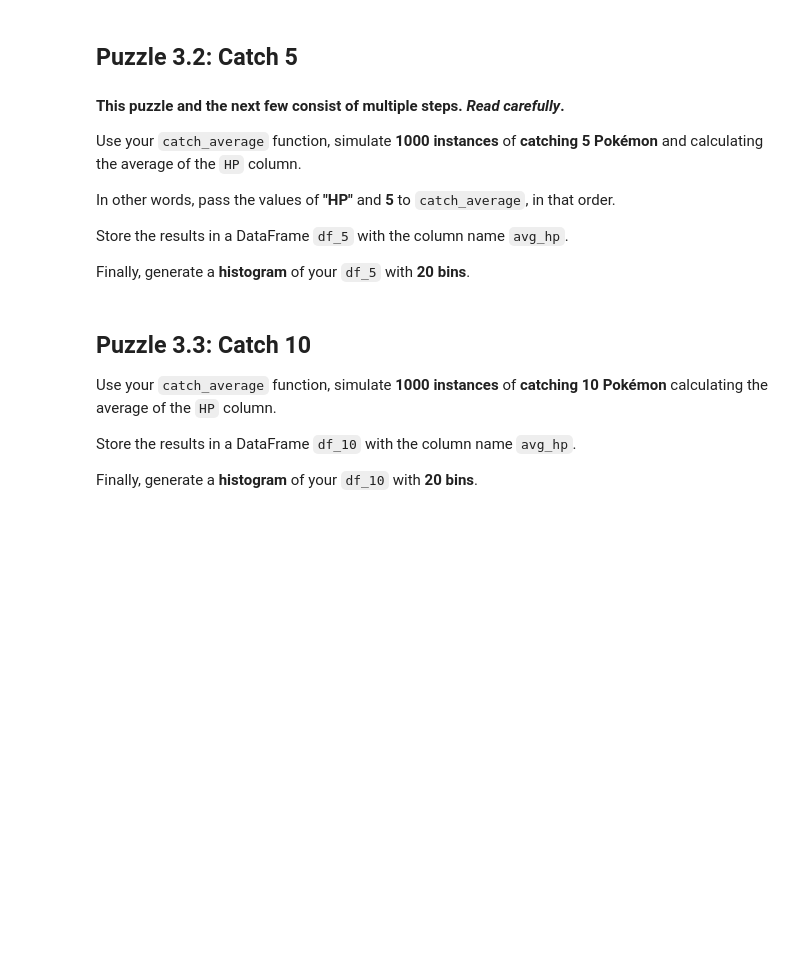
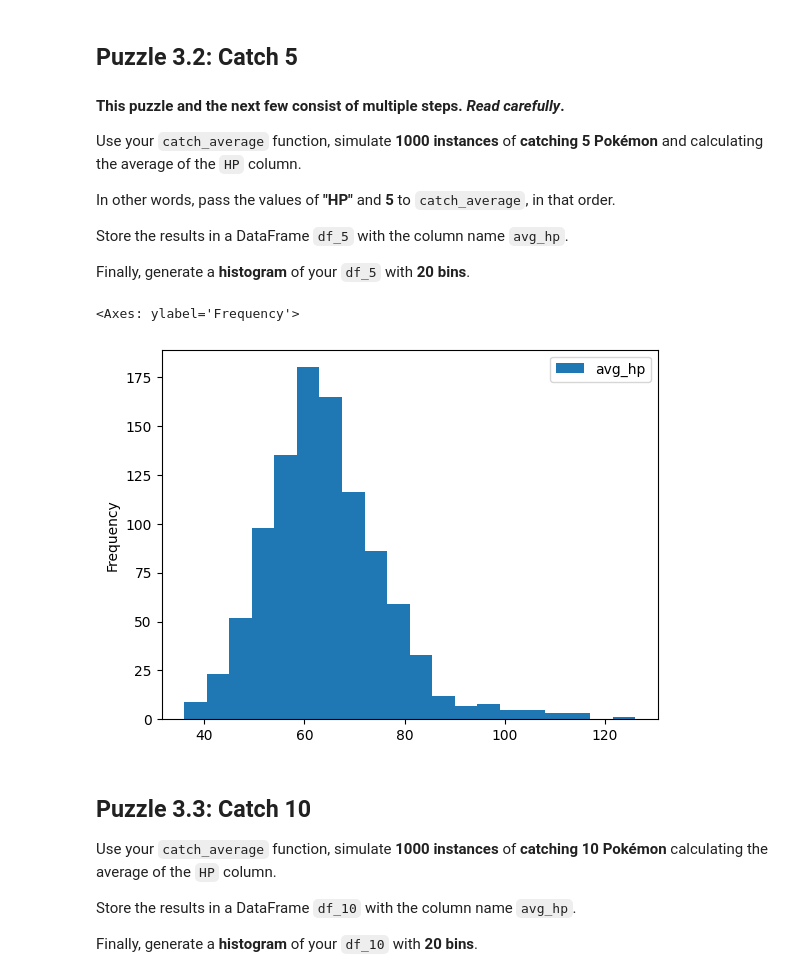
Before and after one commit to jonathan-cky/STAT107, a Jupyter notebook: lab_random_variable/lab_random_variable.ipynb, the cells around one changed output. Drawn from its saved outputs; the diff is of its cells as text; code cells hidden in the pictures; blank space fills up the shorter version.

```diff
--- a/lab_random_variable/lab_random_variable.ipynb
+++ b/lab_random_variable/lab_random_variable.ipynb
@@ -367,3 +479,9 @@ A few pointers:
+# %%
+# Write your catch_average function:
+def catch_average(c , n):
+    sam3 = df.sample(n)
+    aver = sam3[c].mean()
+    return aver
 # %% [markdown]
 ### 🔬 Test Case Checkpoint 🔬
 # %%
@@ -399,6 +524,16 @@ In other words, pass the values of **"HP"** and **5** to `catch_average`, in tha
 Store the results in a DataFrame `df_5` with the column name `avg_hp`.
 
 Finally, generate a **histogram** of your `df_5` with **20 bins**.
+# %%
+lst3 = []
+for i in range(1000):
+    ans = catch_average("HP", 5)
+    lst3.append({"avg_hp" : ans})
+df_5 = pd.DataFrame(lst3)
+df_5.plot.hist(bins=20)
+# %% [output]
+<Axes: ylabel='Frequency'>
+[figure, added]
 # %% [markdown]
 ## Puzzle 3.3: Catch 10
 
```
Also changed, not shown: parts of 45 cells of this notebook.
